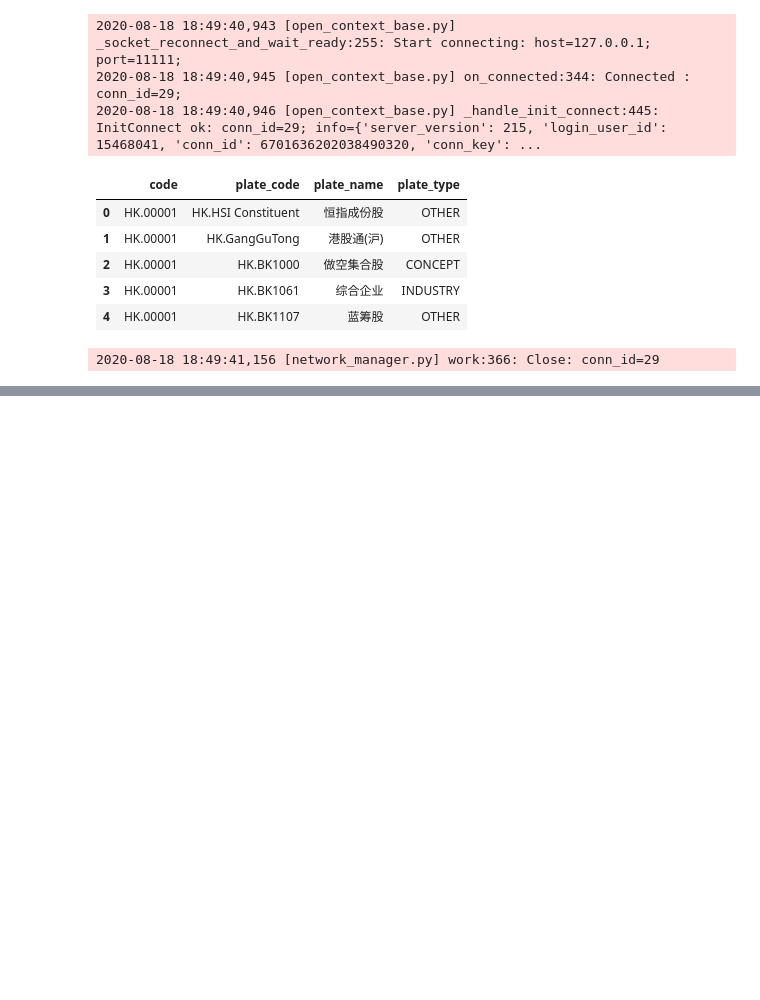
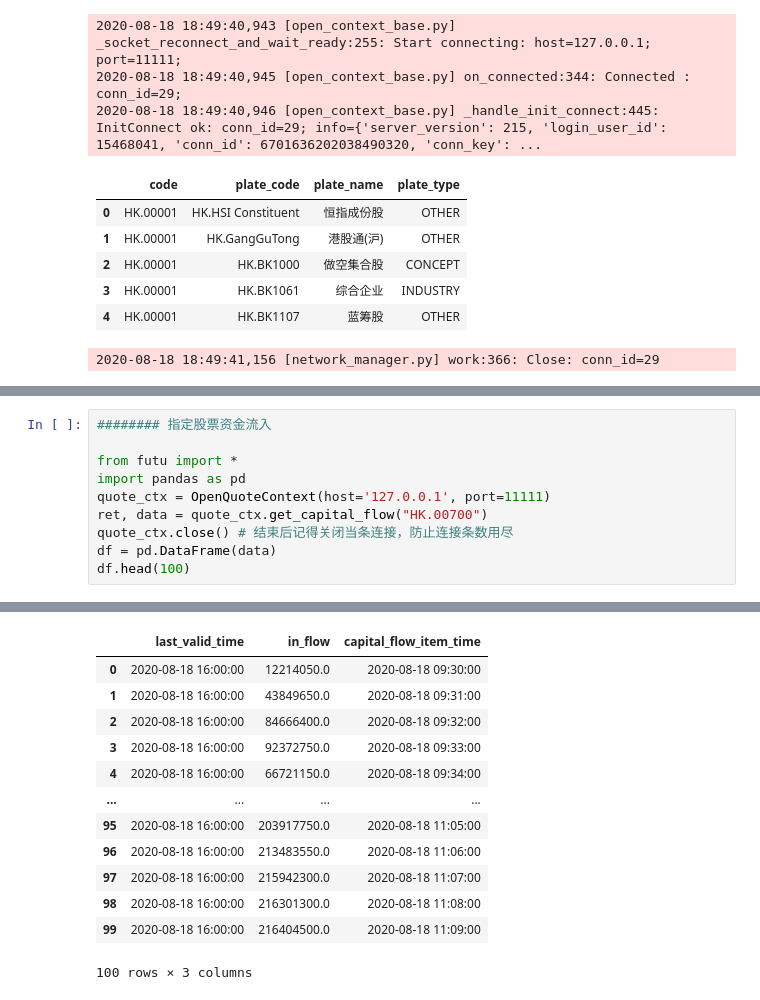
Before and after one commit to nathanhuangzhi/FutuAPI, a Jupyter notebook: Futu.ipynb, the cells around one changed output, grey strips where cells are left out. Drawn from its saved outputs; the diff is of its cells as text; blank space fills up the shorter version.

```diff
--- a/Futu.ipynb
+++ b/Futu.ipynb
@@ -122,3 +122,14 @@ df.head()
 | 2 | BlackRock Institutional Trust Com... | 191322355.0 | 4.3059 | -1857097.0 | -0.96 | 2019-09-30 00:00:00 |
 | 3 | State Street Global Advisors (US) | 184232445.0 | 4.1463 | -2852971.0 | -1.52 | 2019-09-30 00:00:00 |
 | 4 | Fidelity Management & Research Co... | 93697202.0 | 2.1087 | -715479.0 | -0.76 | 2019-09-30 00:00:00 |
+# %%
+######## 指定股票资金流入
+
+from futu import *
+import pandas as pd
+quote_ctx = OpenQuoteContext(host='127.0.0.1', port=11111)
+ret, data = quote_ctx.get_capital_flow("HK.00700")
+quote_ctx.close() # 结束后记得关闭当条连接，防止连接条数用尽
+df = pd.DataFrame(data)
+df.head(100)
+# %% [output]
@@ -124,0 +140,13 @@ df.head()
+|  | last_valid_time | in_flow | capital_flow_item_time |
+| 0 | 2020-08-18 16:00:00 | 12214050.0 | 2020-08-18 09:30:00 |
+| 1 | 2020-08-18 16:00:00 | 43849650.0 | 2020-08-18 09:31:00 |
+| 2 | 2020-08-18 16:00:00 | 84666400.0 | 2020-08-18 09:32:00 |
+| 3 | 2020-08-18 16:00:00 | 92372750.0 | 2020-08-18 09:33:00 |
+| 4 | 2020-08-18 16:00:00 | 66721150.0 | 2020-08-18 09:34:00 |
+| ... | ... | ... | ... |
+| 95 | 2020-08-18 16:00:00 | 203917750.0 | 2020-08-18 11:05:00 |
+| 96 | 2020-08-18 16:00:00 | 213483550.0 | 2020-08-18 11:06:00 |
+| 97 | 2020-08-18 16:00:00 | 215942300.0 | 2020-08-18 11:07:00 |
+| 98 | 2020-08-18 16:00:00 | 216301300.0 | 2020-08-18 11:08:00 |
+| 99 | 2020-08-18 16:00:00 | 216404500.0 | 2020-08-18 11:09:00 |
+100 rows × 3 columns
```
Also changed, not shown: parts of 3 cells of this notebook.
